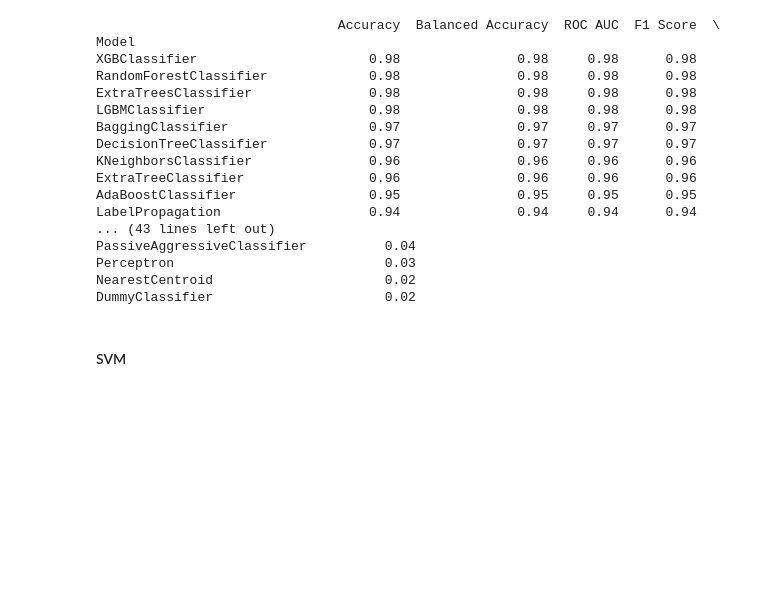
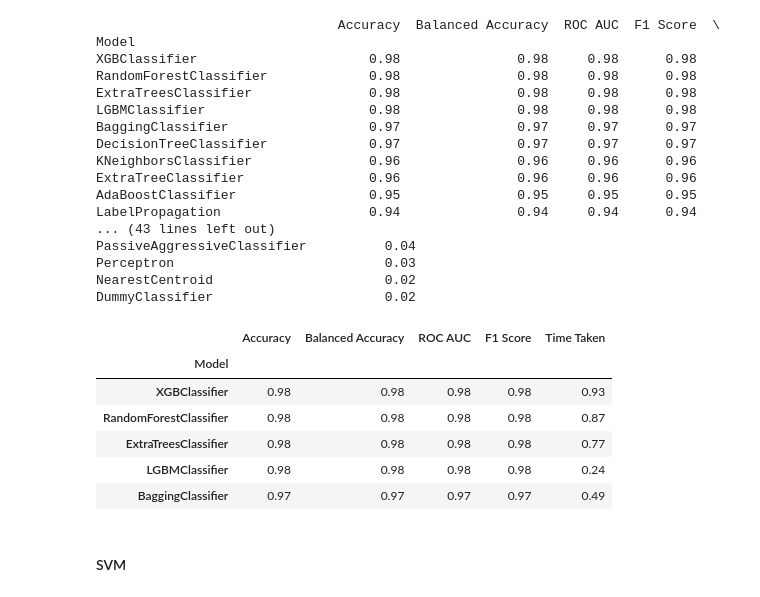
Before and after one commit to andresdlRoca/Guardian_Virtual, a Jupyter notebook: scripts/dev/content_detection.ipynb, the cells around one changed output. Drawn from its saved outputs; the diff is of its cells as text; code cells hidden in the pictures; blank space fills up the shorter version.

Commit message:
Show top 5 best classifier models

```diff
--- a/scripts/dev/content_detection.ipynb
+++ b/scripts/dev/content_detection.ipynb
@@ -208,6 +208,17 @@ PassiveAggressiveClassifier          0.04
 Perceptron                           0.03
 NearestCentroid                      0.02
 DummyClassifier                      0.02
+# %%
+# Show the top 5 models
+models.head(5)
+# %% [output]
+|  | Accuracy | Balanced Accuracy | ROC AUC | F1 Score | Time Taken |
+| Model |  |  |  |  |  |
+| XGBClassifier | 0.98 | 0.98 | 0.98 | 0.98 | 0.93 |
+| RandomForestClassifier | 0.98 | 0.98 | 0.98 | 0.98 | 0.87 |
+| ExtraTreesClassifier | 0.98 | 0.98 | 0.98 | 0.98 | 0.77 |
+| LGBMClassifier | 0.98 | 0.98 | 0.98 | 0.98 | 0.24 |
+| BaggingClassifier | 0.97 | 0.97 | 0.97 | 0.97 | 0.49 |
 # %% [markdown]
 #### SVM
 # %%
```
Also changed, not shown: 2 other files.
